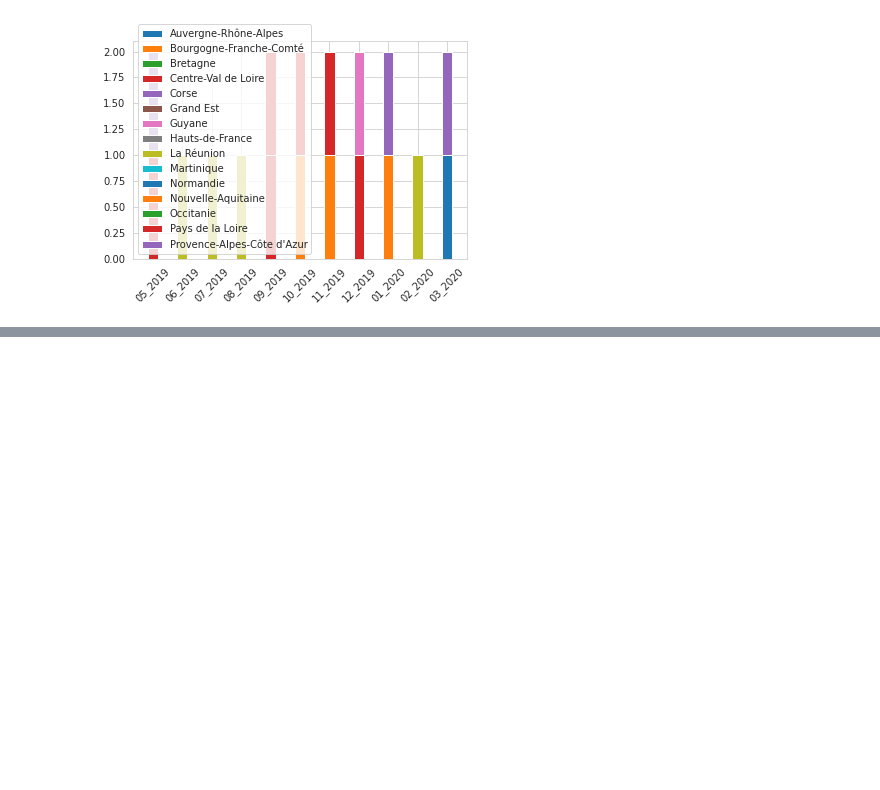
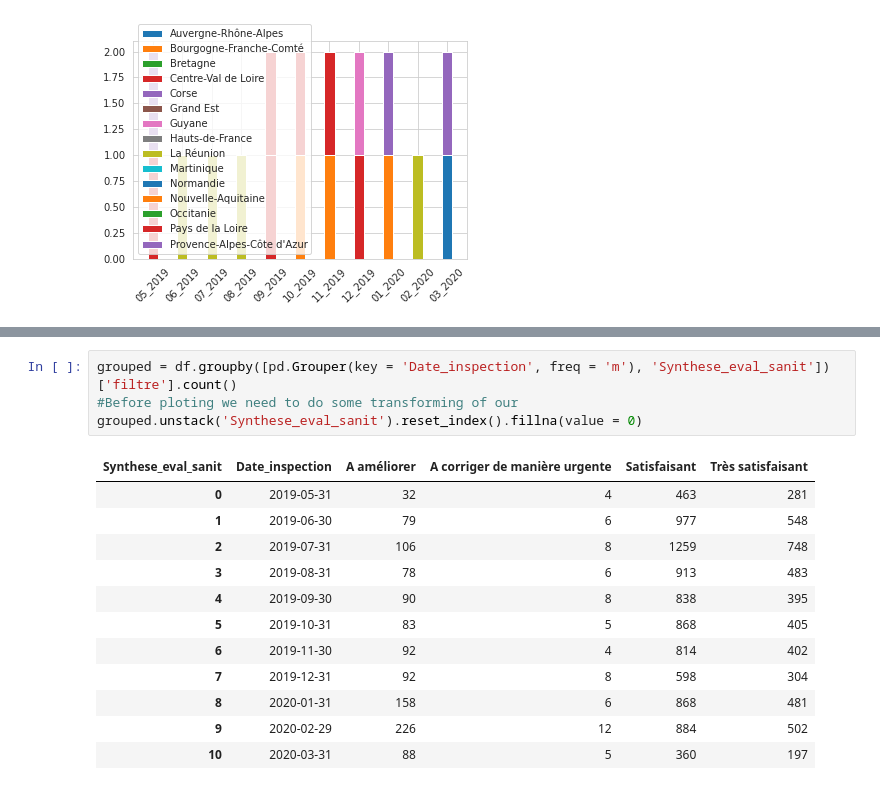
Before and after one commit to etalab-ia/ami-ia, a Jupyter notebook: notebooks/ami_ia_dataviz_rr.ipynb, the cells around one changed output, grey strips where cells are left out. Drawn from its saved outputs; the diff is of its cells as text; blank space fills up the shorter version.

```diff
--- a/notebooks/ami_ia_dataviz_rr.ipynb
+++ b/notebooks/ami_ia_dataviz_rr.ipynb
@@ -534,0 +514,17 @@ plt.show()
+# %%
+grouped = df.groupby([pd.Grouper(key = 'Date_inspection', freq = 'm'), 'Synthese_eval_sanit'])['filtre'].count()
+#Before ploting we need to do some transforming of our
+grouped.unstack('Synthese_eval_sanit').reset_index().fillna(value = 0)
+# %% [output]
+| Synthese_eval_sanit | Date_inspection | A améliorer | A corriger de manière urgente | Satisfaisant | Très satisfaisant |
+| 0 | 2019-05-31 | 32 | 4 | 463 | 281 |
+| 1 | 2019-06-30 | 79 | 6 | 977 | 548 |
+| 2 | 2019-07-31 | 106 | 8 | 1259 | 748 |
+| 3 | 2019-08-31 | 78 | 6 | 913 | 483 |
+| 4 | 2019-09-30 | 90 | 8 | 838 | 395 |
+| 5 | 2019-10-31 | 83 | 5 | 868 | 405 |
+| 6 | 2019-11-30 | 92 | 4 | 814 | 402 |
+| 7 | 2019-12-31 | 92 | 8 | 598 | 304 |
+| 8 | 2020-01-31 | 158 | 6 | 868 | 481 |
+| 9 | 2020-02-29 | 226 | 12 | 884 | 502 |
+| 10 | 2020-03-31 | 88 | 5 | 360 | 197 |
```
Also changed, not shown: parts of 9 cells of this notebook.
